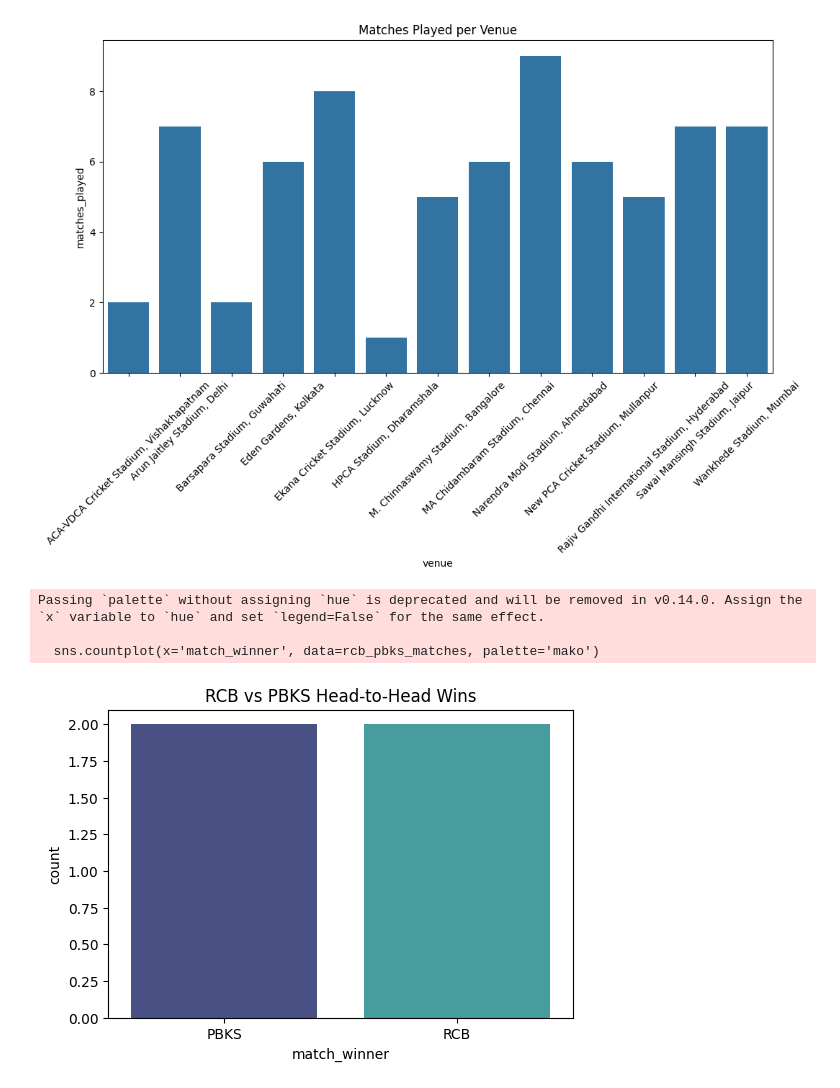
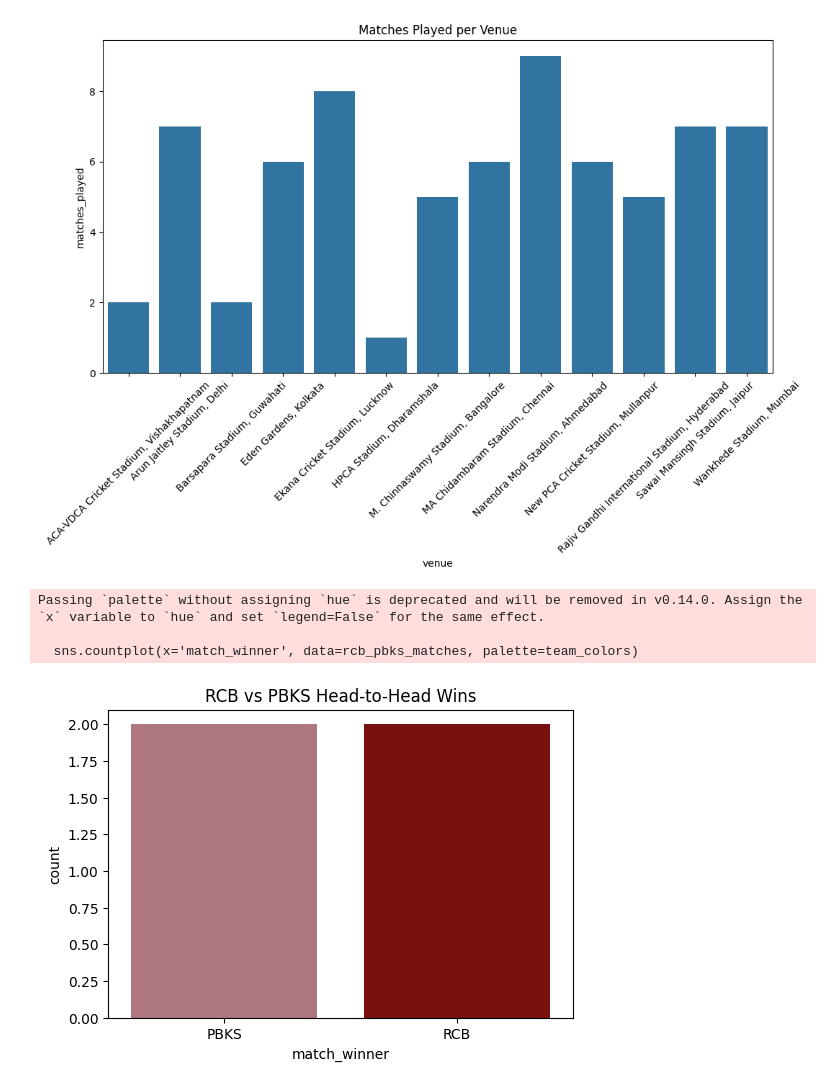
Before and after one commit to Raj-14rj/Match_Report-IPL-2025, a Jupyter notebook: A_Match.ipynb, the cells around one changed output. Saved outputs shown, nothing was run; the diff lists cells and outputs as text; code cells hidden in the pictures.

Commit message:
Updated A_Match.ipynb with new theory section

```diff
--- a/A_Match.ipynb
+++ b/A_Match.ipynb
@@ -205,15 +207,21 @@ plt.show()
 [figure]
 # %%
 # Phase 7: Head-to-Head Analysis (RCB vs PBKS Final)
-# -------------------------
+
 rcb_pbks_matches = matches[((matches['team1']=='RCB') & (matches['team2']=='PBKS')) |
                            ((matches['team1']=='PBKS') & (matches['team2']=='RCB'))]
+
+team_colors = {
+    'PBKS': "#e54f65",  # Pink Gold shade
+    'RCB': "#b40000"    # Dark Red / Blackish
+}
+
 plt.figure(figsize=(6,4))
-sns.countplot(x='match_winner', data=rcb_pbks_matches, palette='mako')
+sns.countplot(x='match_winner', data=rcb_pbks_matches, palette=team_colors)
 plt.title("RCB vs PBKS Head-to-Head Wins")
 plt.show()
 # %% [output]
 Passing `palette` without assigning `hue` is deprecated and will be removed in v0.14.0. Assign the `x` variable to `hue` and set `legend=False` for the same effect.
 
-  sns.countplot(x='match_winner', data=rcb_pbks_matches, palette='mako')
+  sns.countplot(x='match_winner', data=rcb_pbks_matches, palette=team_colors)
-[figure, old version]
+[figure, new version]
```
Also changed, not shown: parts of 5 cells of this notebook.
